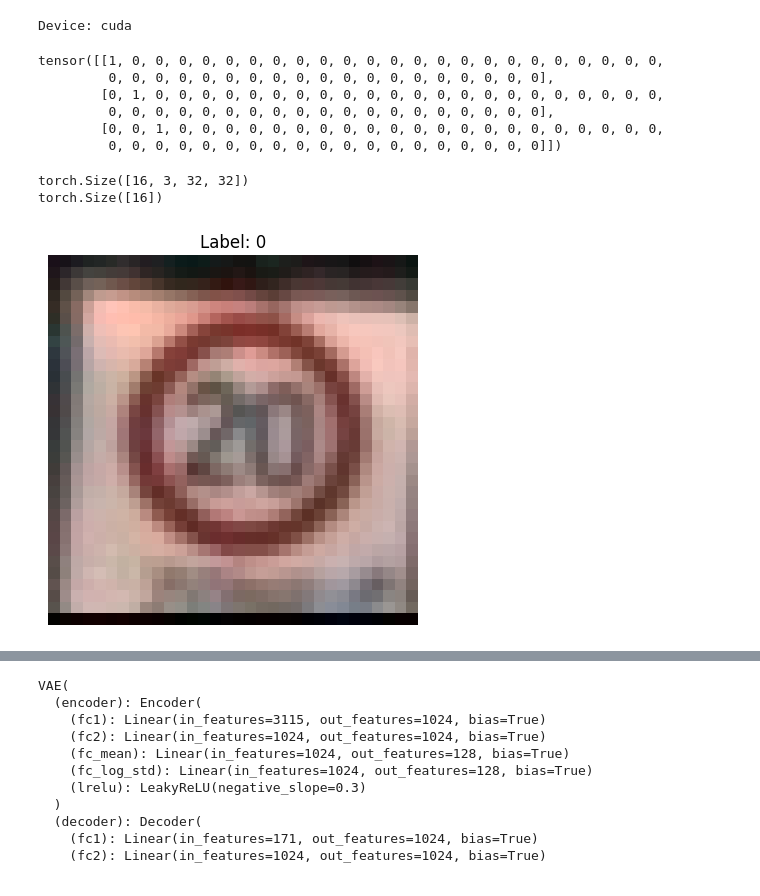
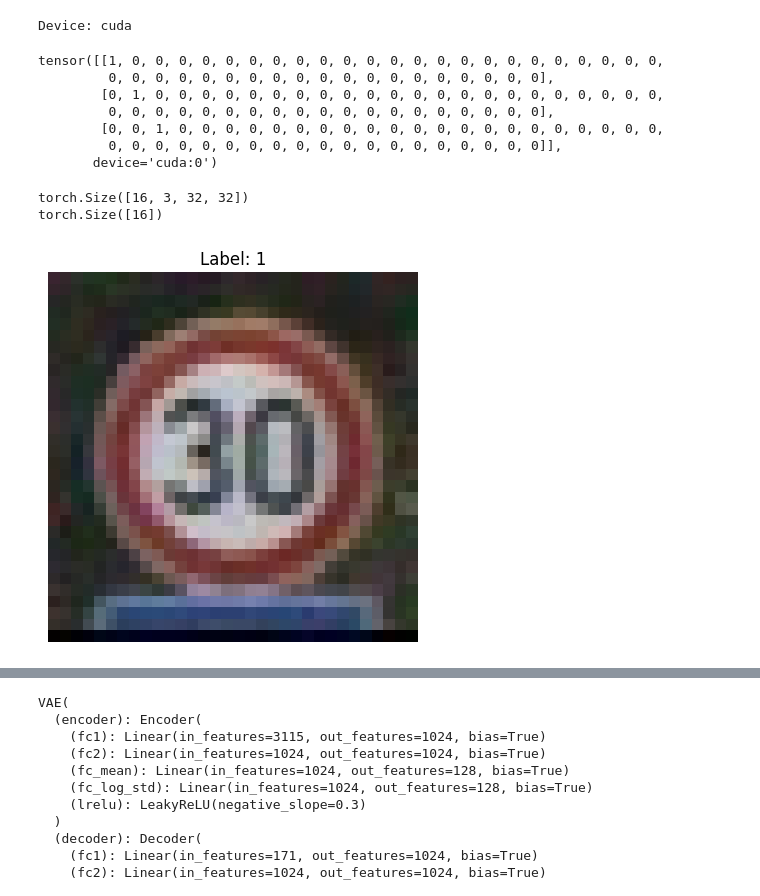
Before and after one commit to szymonsteccc/ssne_26L, a Jupyter notebook: generatywne/rozwiazanie.ipynb, the cells around one changed output, grey strips where cells are left out. Drawn from its saved outputs; the diff is of its cells as text; code cells hidden in the pictures.

```diff
--- a/generatywne/rozwiazanie.ipynb
+++ b/generatywne/rozwiazanie.ipynb
@@ -70,7 +70,7 @@ class_to_idx = {c: i for i, c in enumerate(all_classes)}
 
 idx = torch.tensor([class_to_idx[x] for x in all_classes])
 
-onehot = nn.functional.one_hot(idx, num_classes=len(all_classes))
+onehot = nn.functional.one_hot(idx, num_classes=len(all_classes)).to(device)
 
 print(onehot[torch.tensor([0, 1, 2])])
 # %% [output]
@@ -79,7 +79,8 @@ tensor([[1, 0, 0, 0, 0, 0, 0, 0, 0, 0, 0, 0, 0, 0, 0, 0, 0, 0, 0, 0, 0, 0, 0, 0,
         [0, 1, 0, 0, 0, 0, 0, 0, 0, 0, 0, 0, 0, 0, 0, 0, 0, 0, 0, 0, 0, 0, 0, 0,
          0, 0, 0, 0, 0, 0, 0, 0, 0, 0, 0, 0, 0, 0, 0, 0, 0, 0, 0],
         [0, 0, 1, 0, 0, 0, 0, 0, 0, 0, 0, 0, 0, 0, 0, 0, 0, 0, 0, 0, 0, 0, 0, 0,
-         0, 0, 0, 0, 0, 0, 0, 0, 0, 0, 0, 0, 0, 0, 0, 0, 0, 0, 0]])
+         0, 0, 0, 0, 0, 0, 0, 0, 0, 0, 0, 0, 0, 0, 0, 0, 0, 0, 0]],
+       device='cuda:0')
 # %%
 for images, labels in loader:
     print(images.shape)  # [batch_size, 3, 32, 32]
@@ -89,14 +90,14 @@ for images, labels in loader:
 torch.Size([16, 3, 32, 32])
 torch.Size([16])
 # %%
-image, label = dataset[100]
+image, label = dataset[500]
 
 plt.imshow(image.permute(1, 2, 0))
 plt.title(f"Label: {label}")
 plt.axis("off")
 plt.show()
 # %% [output]
-[figure, old version]
+[figure, new version]
 # %%
 x, y = next(iter(loader))
 x = x[:8]
```
Also changed, not shown: parts of 13 cells of this notebook.
